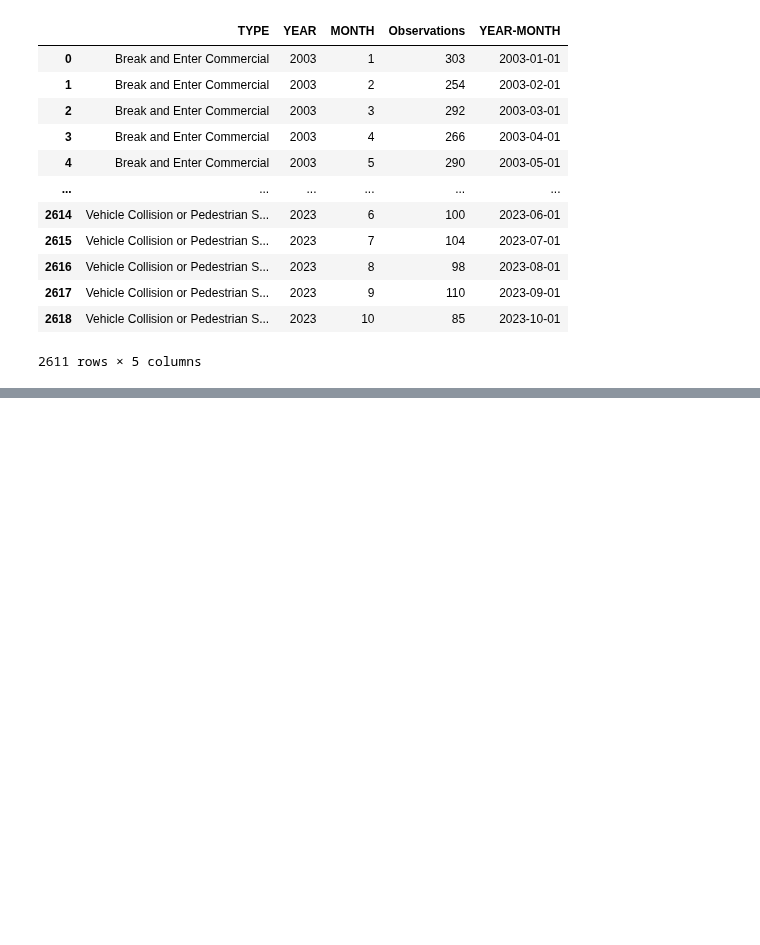
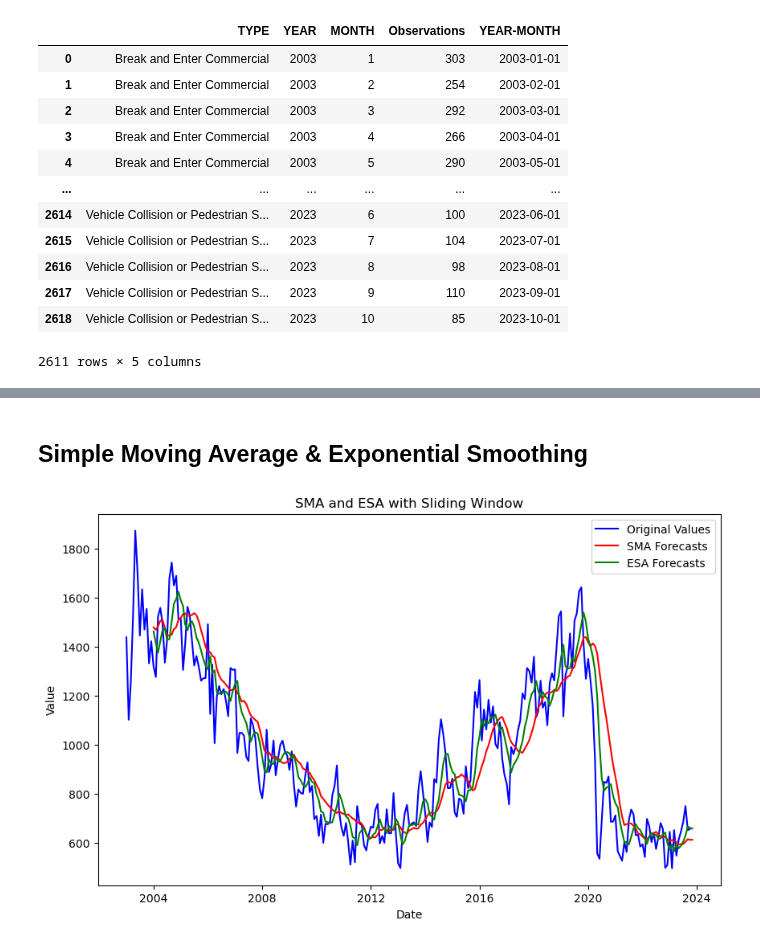
Before and after one commit to UBC-MDS/project-avalon, a Jupyter notebook: preprocessing.ipynb, the cells around one changed output, grey strips where cells are left out. Drawn from its saved outputs; the diff is of its cells as text; code cells hidden in the pictures; blank space fills up the shorter version.

Commit message:
perform forcasting

```diff
--- a/preprocessing.ipynb
+++ b/preprocessing.ipynb
@@ -103,0 +130,4 @@ sns.lineplot(data=breaked_and_enter_commercial, x='YEAR-MONTH', y='Observations'
+# %%
+theft_from_vehicle_filtered = theft_from_vehicle[['YEAR-MONTH','Observations']]
+theft_from_vehicle_filtered.set_index('YEAR-MONTH', inplace=True)
+theft_from_vehicle_filtered.head()
@@ -103,0 +142,39 @@ sns.lineplot(data=breaked_and_enter_commercial, x='YEAR-MONTH', y='Observations'
+# %% [markdown]
+## Simple Moving Average & Exponential Smoothing
+# %%
+window_size = 12  # Define the size of the sliding window
+
+# Perform Simple Moving Average (SMA) with a sliding window
+sma_values = []
+smoothed_values = []
+for i in range(len(theft_from_vehicle_filtered) - window_size + 1):
+
+    window = theft_from_vehicle_filtered['Observations'].iloc[i:i+window_size]
+
+    window_mean = window.mean()
+    sma_values.append(window_mean)
+
+    smoothed_val = window.ewm(alpha=alpha, adjust=False).mean().iloc[-1]
+    smoothed_values.append(smoothed_val)
+
+new_date = pd.to_datetime('2023-11-01')
+forecasted_dates = theft_from_vehicle_filtered.index[window_size:]
+forecasted_dates = forecasted_dates.append(pd.DatetimeIndex([new_date]))
+
+sma_forecasted = pd.DataFrame({'SMA_Forecast': sma_values}, index=forecasted_dates)
+esa_forecasted = pd.DataFrame({'ESA_Forecast': smoothed_values}, index=forecasted_dates)
+
+merged_df = pd.concat([theft_from_vehicle_filtered, sma_forecasted, esa_forecasted], axis=1)
+
+# Plotting the line plot with the SMA values
+plt.figure(figsize=(10, 6))
+plt.plot(merged_df.index, merged_df['Observations'], label='Original Values', color='blue')
+plt.plot(merged_df.index, merged_df['SMA_Forecast'], label='SMA Forecasts', color='red')
+plt.plot(merged_df.index, merged_df['ESA_Forecast'], label='ESA Forecasts', color='green')
+plt.legend()
+plt.title('SMA and ESA with Sliding Window')
+plt.xlabel('Date')
+plt.ylabel('Value')
+plt.show()
+# %% [output]
+[figure, added]
```
Also changed, not shown: parts of 20 cells of this notebook.
